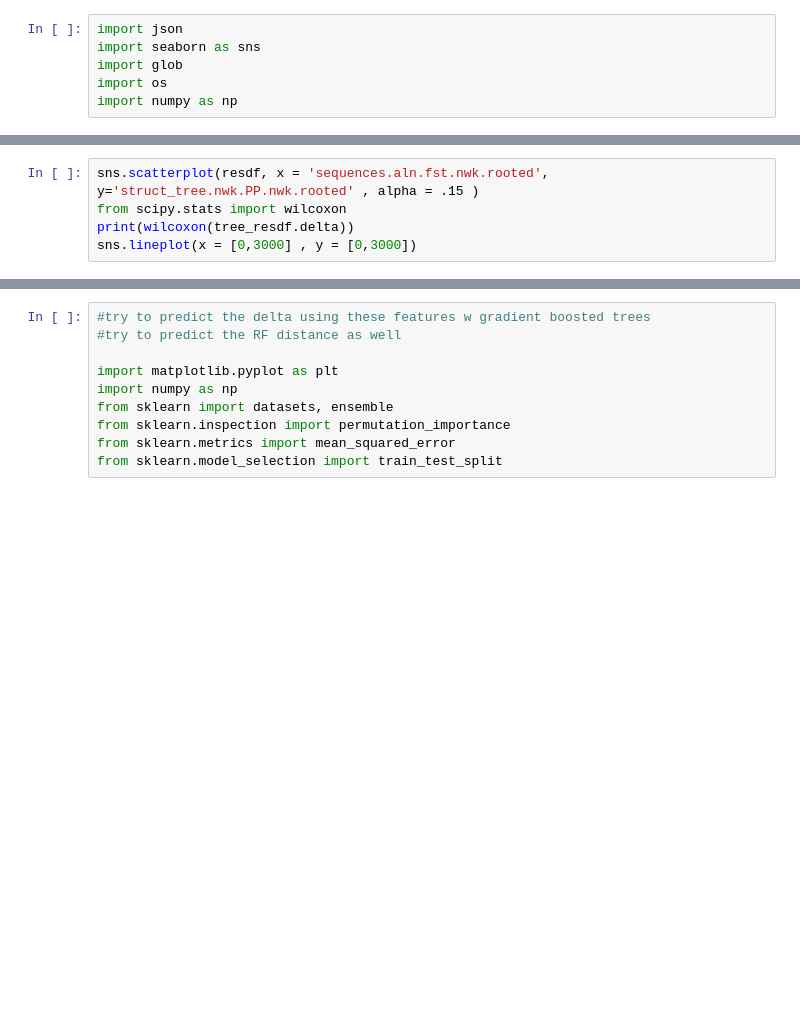
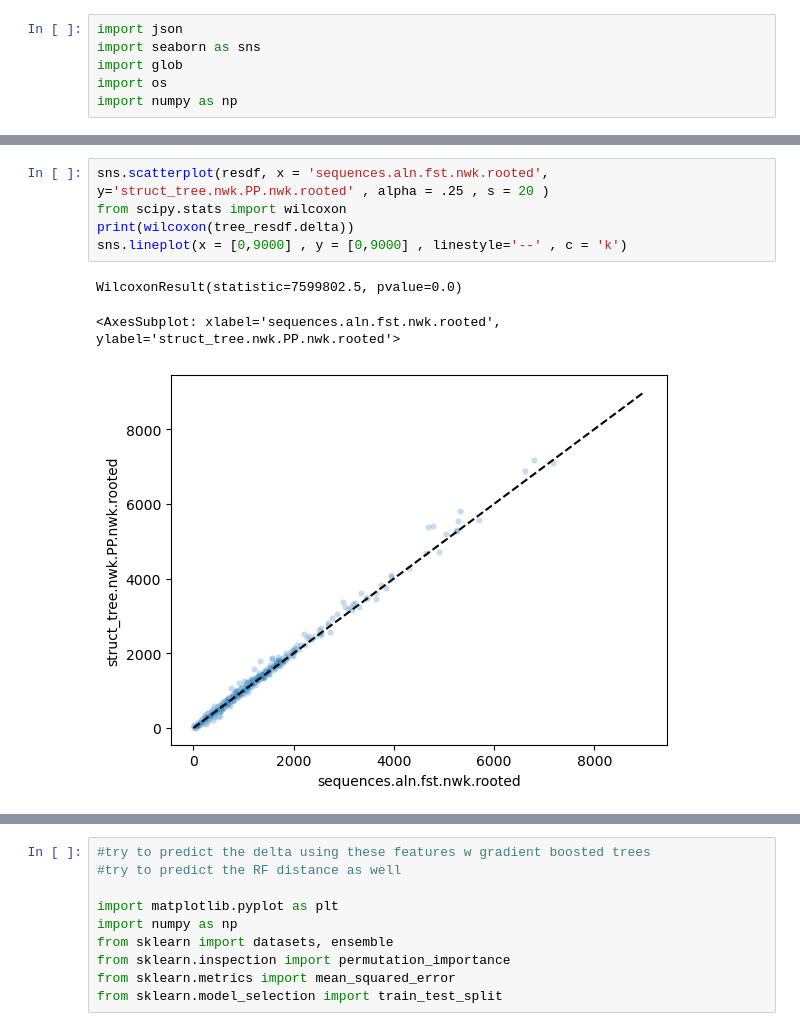
Before and after one commit to DessimozLab/fold_tree, a Jupyter notebook: compare_treesets.ipynb, the cells around one changed output, grey strips where cells are left out. Drawn from its saved outputs; the diff is of its cells as text; blank space fills up the shorter version.

```diff
--- a/compare_treesets.ipynb
+++ b/compare_treesets.ipynb
@@ -64,6 +81,10 @@ print(len(tree_resdf))
 # %%
-sns.scatterplot(resdf, x = 'sequences.aln.fst.nwk.rooted', y='struct_tree.nwk.PP.nwk.rooted' , alpha = .15 )
+sns.scatterplot(resdf, x = 'sequences.aln.fst.nwk.rooted', y='struct_tree.nwk.PP.nwk.rooted' , alpha = .25 , s = 20 )
 from scipy.stats import wilcoxon
 print(wilcoxon(tree_resdf.delta))
-sns.lineplot(x = [0,3000] , y = [0,3000])
+sns.lineplot(x = [0,9000] , y = [0,9000] , linestyle='--' , c = 'k')
+# %% [output]
+WilcoxonResult(statistic=7599802.5, pvalue=0.0)
+<AxesSubplot: xlabel='sequences.aln.fst.nwk.rooted', ylabel='struct_tree.nwk.PP.nwk.rooted'>
+[figure, added]
 # %%
```
Also changed, not shown: parts of 13 cells of this notebook, 8 other files.
